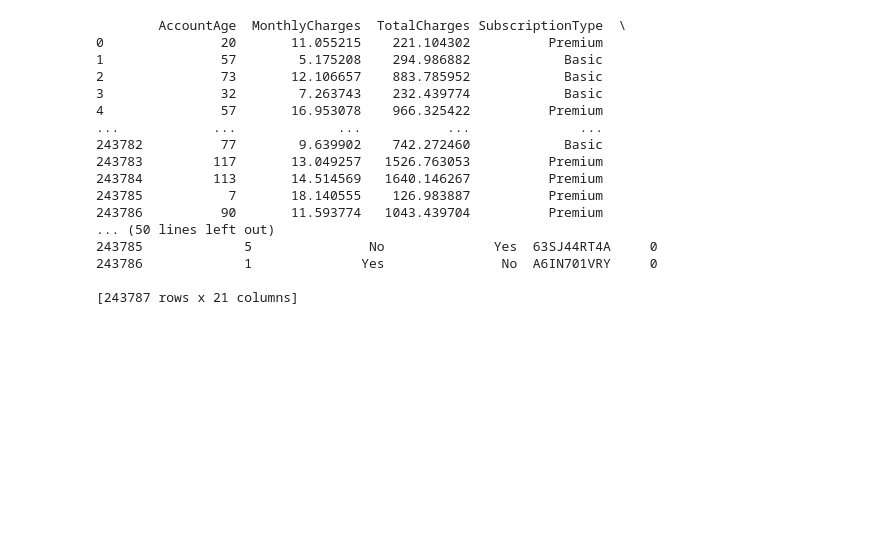
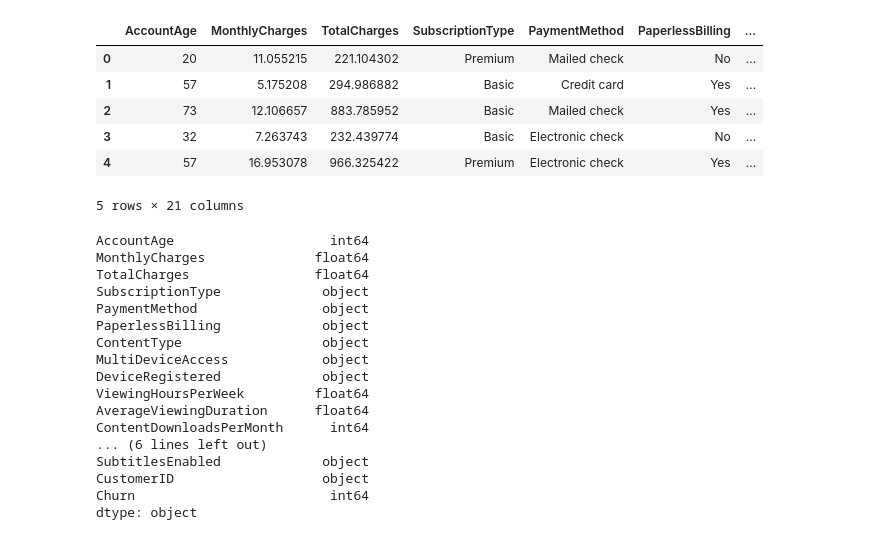
Before and after one commit to B-eng1/Customer-Churn-Classification, a Jupyter notebook: Churn Data-checkpoint.ipynb, the cells around one changed output. Drawn from its saved outputs; the diff is of its cells as text; code cells hidden in the pictures; blank space fills up the shorter version.

```diff
--- a/Churn Data-checkpoint.ipynb
+++ b/Churn Data-checkpoint.ipynb
@@ -8,23 +9,34 @@ from sklearn.ensemble import RandomForestClassifier
 # %%
 #read in data set  "train"
 
-df2 = pd.read_csv('train.csv')
-print(df2)
+churn_data = pd.read_csv('Churn_Data.csv')
+churn_data.head()
 # %% [output]
+|  | AccountAge | MonthlyCharges | TotalCharges | SubscriptionType | PaymentMethod | PaperlessBilling | ... |
+| 0 | 20 | 11.055215 | 221.104302 | Premium | Mailed check | No | ... |
+| 1 | 57 | 5.175208 | 294.986882 | Basic | Credit card | Yes | ... |
+| 2 | 73 | 12.106657 | 883.785952 | Basic | Mailed check | Yes | ... |
+| 3 | 32 | 7.263743 | 232.439774 | Basic | Electronic check | No | ... |
+| 4 | 57 | 16.953078 | 966.325422 | Premium | Electronic check | Yes | ... |
-        AccountAge  MonthlyCharges  TotalCharges SubscriptionType  \
-0               20       11.055215    221.104302          Premium
-1               57        5.175208    294.986882            Basic
-2               73       12.106657    883.785952            Basic
-3               32        7.263743    232.439774            Basic
-4               57       16.953078    966.325422          Premium
-...            ...             ...           ...              ...
-243782          77        9.639902    742.272460            Basic
-243783         117       13.049257   1526.763053          Premium
-243784         113       14.514569   1640.146267          Premium
-243785           7       18.140555    126.983887          Premium
-243786          90       11.593774   1043.439704          Premium
-... (50 lines left out)
-243785             5               No              Yes  63SJ44RT4A     0
-243786             1              Yes               No  A6IN701VRY     0
-
-[243787 rows x 21 columns]
+5 rows × 21 columns
+# %%
+# Check data types
+churn_data.dtypes
+# %% [output]
+AccountAge                    int64
+MonthlyCharges              float64
+TotalCharges                float64
+SubscriptionType             object
+PaymentMethod                object
+PaperlessBilling             object
+ContentType                  object
+MultiDeviceAccess            object
+DeviceRegistered             object
+ViewingHoursPerWeek         float64
+AverageViewingDuration      float64
+ContentDownloadsPerMonth      int64
+... (6 lines left out)
+SubtitlesEnabled             object
+CustomerID                   object
+Churn                         int64
+dtype: object
```
Also changed, not shown: parts of 5 cells of this notebook.
